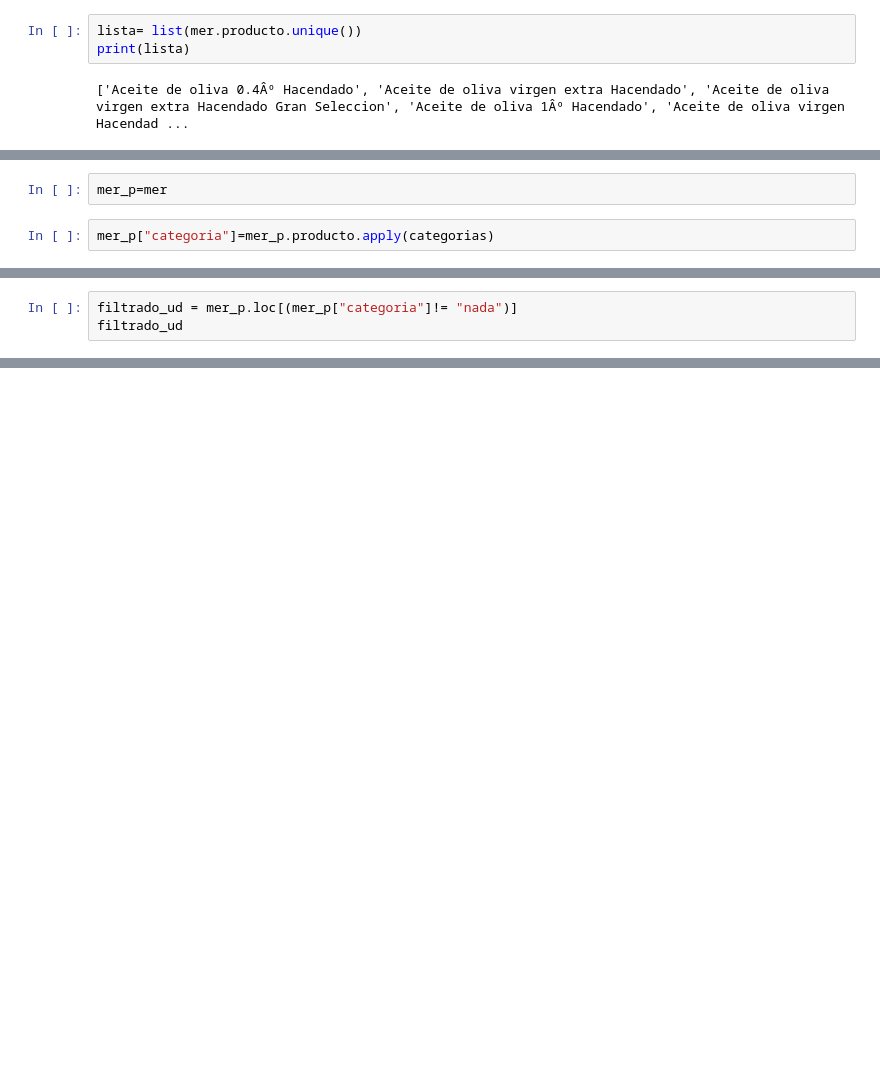
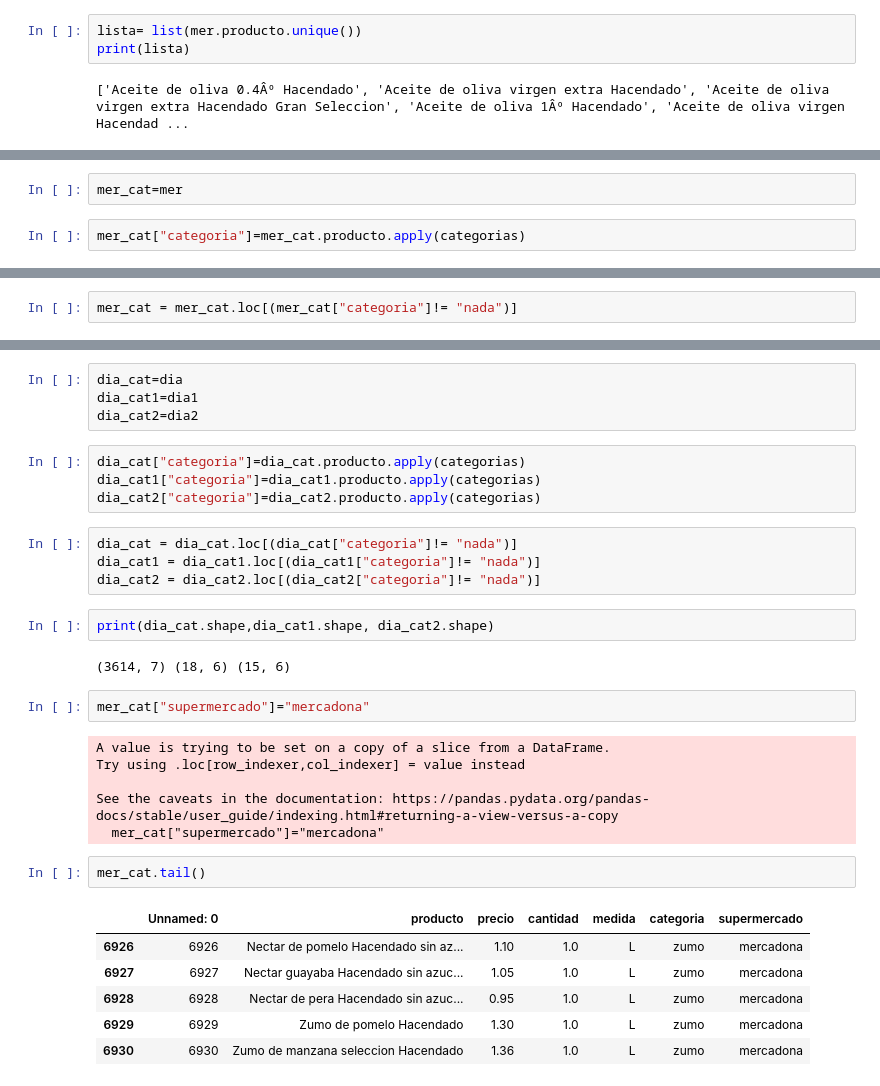
Before and after one commit to silviarico/Mi-Super-Cheap, a Jupyter notebook: limpieza_stream/Categorización.ipynb, the cells around one changed output, grey strips where cells are left out. Cells and saved outputs as stored; diff of their text form; blank space fills up the shorter version.

```diff
--- a/limpieza_stream/Categorización.ipynb
+++ b/limpieza_stream/Categorización.ipynb
@@ -808,4 +830,4 @@ def categorias(a):
 # %%
-mer_p=mer
+mer_cat=mer
 # %%
-mer_p["categoria"]=mer_p.producto.apply(categorias)
+mer_cat["categoria"]=mer_cat.producto.apply(categorias)
@@ -832,3 +834,2 @@ array(['aceite de oliva', 'aceite de oliva virgen extra',
 # %%
-filtrado_ud = mer_p.loc[(mer_p["categoria"]!= "nada")]
-filtrado_ud
+mer_cat = mer_cat.loc[(mer_cat["categoria"]!= "nada")]
@@ -884,0 +853,33 @@ filtrado_car
+# %%
+dia_cat=dia
+dia_cat1=dia1
+dia_cat2=dia2
+# %%
+dia_cat["categoria"]=dia_cat.producto.apply(categorias)
+dia_cat1["categoria"]=dia_cat1.producto.apply(categorias)
+dia_cat2["categoria"]=dia_cat2.producto.apply(categorias)
+# %%
+dia_cat = dia_cat.loc[(dia_cat["categoria"]!= "nada")]
+dia_cat1 = dia_cat1.loc[(dia_cat1["categoria"]!= "nada")]
+dia_cat2 = dia_cat2.loc[(dia_cat2["categoria"]!= "nada")]
+# %%
+print(dia_cat.shape,dia_cat1.shape, dia_cat2.shape)
+# %% [output]
+(3614, 7) (18, 6) (15, 6)
+# %%
+mer_cat["supermercado"]="mercadona"
+# %% [output]
+A value is trying to be set on a copy of a slice from a DataFrame.
+Try using .loc[row_indexer,col_indexer] = value instead
+
+See the caveats in the documentation: https://pandas.pydata.org/pandas-docs/stable/user_guide/indexing.html#returning-a-view-versus-a-copy
+  mer_cat["supermercado"]="mercadona"
+# %%
+mer_cat.tail()
+# %% [output]
+|  | Unnamed: 0 | producto | precio | cantidad | medida | categoria | supermercado |
+| 6926 | 6926 | Nectar de pomelo Hacendado sin az... | 1.10 | 1.0 | L | zumo | mercadona |
+| 6927 | 6927 | Nectar guayaba Hacendado sin azuc... | 1.05 | 1.0 | L | zumo | mercadona |
+| 6928 | 6928 | Nectar de pera Hacendado sin azuc... | 0.95 | 1.0 | L | zumo | mercadona |
+| 6929 | 6929 | Zumo de pomelo Hacendado | 1.30 | 1.0 | L | zumo | mercadona |
+| 6930 | 6930 | Zumo de manzana seleccion Hacendado | 1.36 | 1.0 | L | zumo | mercadona |
```
Also changed, not shown: parts of 18 cells of this notebook, 21 other files.
